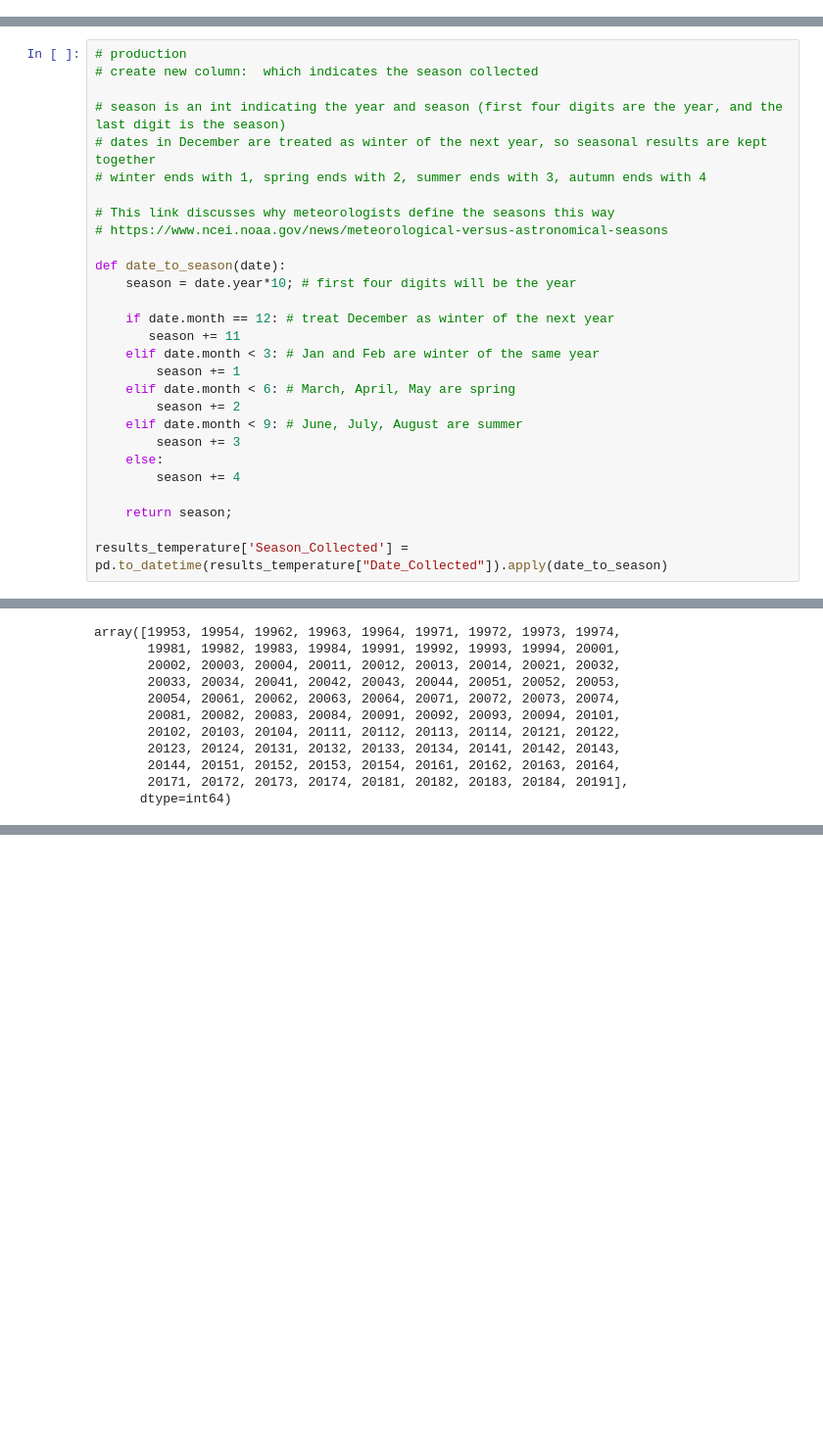
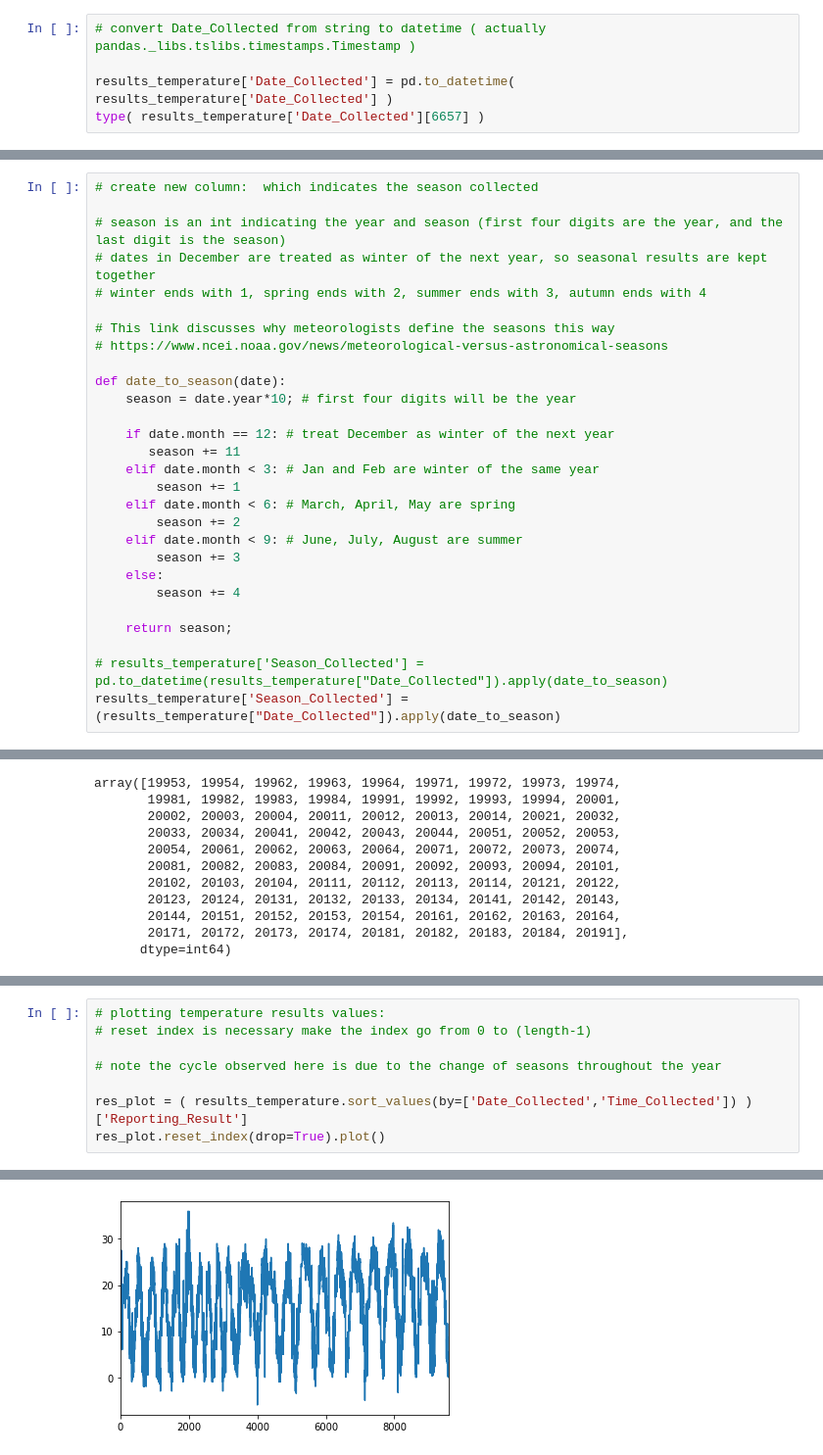
Before and after one commit to codeforboston/safe-water, a Jupyter notebook: projects/crwa/notebooks/lstaples-eda.ipynb, the cells around one changed output, grey strips where cells are left out. Shown at 98% size. Saved outputs shown, nothing was run; the diff lists cells and outputs as text; blank space fills up the shorter version.

Commit message:
adding line graphs of water temperature

```diff
--- a/projects/crwa/notebooks/lstaples-eda.ipynb
+++ b/projects/crwa/notebooks/lstaples-eda.ipynb
@@ -208,3 +208,8 @@ results_temperature
 | 46448 | 8/11/2008 0:00:00 | 09:21:29 | 21.31 |
 | 46449 | 9/2/2008 0:00:00 | 09:17:00 | 16.32 |
 9579 rows × 3 columns
+# %%
+# convert Date_Collected from string to datetime ( actually pandas._libs.tslibs.timestamps.Timestamp )
+
+results_temperature['Date_Collected'] = pd.to_datetime( results_temperature['Date_Collected'] )
+type( results_temperature['Date_Collected'][6657] )
@@ -211,5 +218,4 @@ results_temperature
 # %%
-# production
 # create new column:  which indicates the season collected
 
 # season is an int indicating the year and season (first four digits are the year, and the last digit is the season)
@@ -235,7 +241,8 @@ def date_to_season(date):
 
     return season;
 
-results_temperature['Season_Collected'] = pd.to_datetime(results_temperature["Date_Collected"]).apply(date_to_season)
+# results_temperature['Season_Collected'] = pd.to_datetime(results_temperature["Date_Collected"]).apply(date_to_season)
+results_temperature['Season_Collected'] = (results_temperature["Date_Collected"]).apply(date_to_season)
 # %%
 # research only
 
@@ -256,0 +275,9 @@ array([19953, 19954, 19962, 19963, 19964, 19971, 19972, 19973, 19974,
+# %%
+# plotting temperature results values:
+# reset index is necessary make the index go from 0 to (length-1)
+
+# note the cycle observed here is due to the change of seasons throughout the year
+
+res_plot = ( results_temperature.sort_values(by=['Date_Collected','Time_Collected']) )['Reporting_Result']
+res_plot.reset_index(drop=True).plot()
+# %% [output]
@@ -256,0 +285 @@ array([19953, 19954, 19962, 19963, 19964, 19971, 19972, 19973, 19974,
+[figure, added]
```
Also changed, not shown: parts of 7 cells of this notebook.
